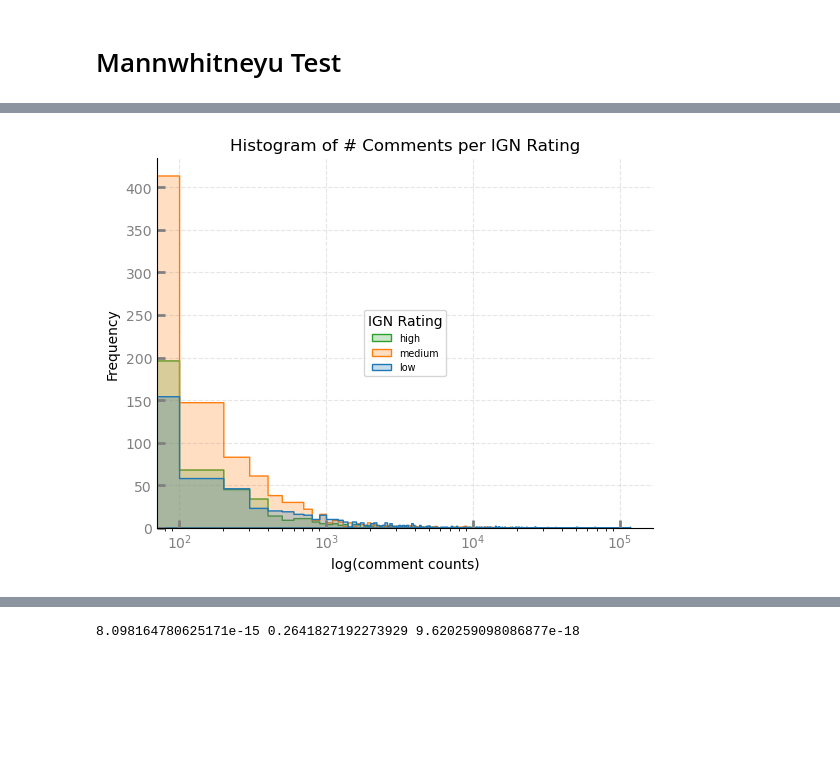
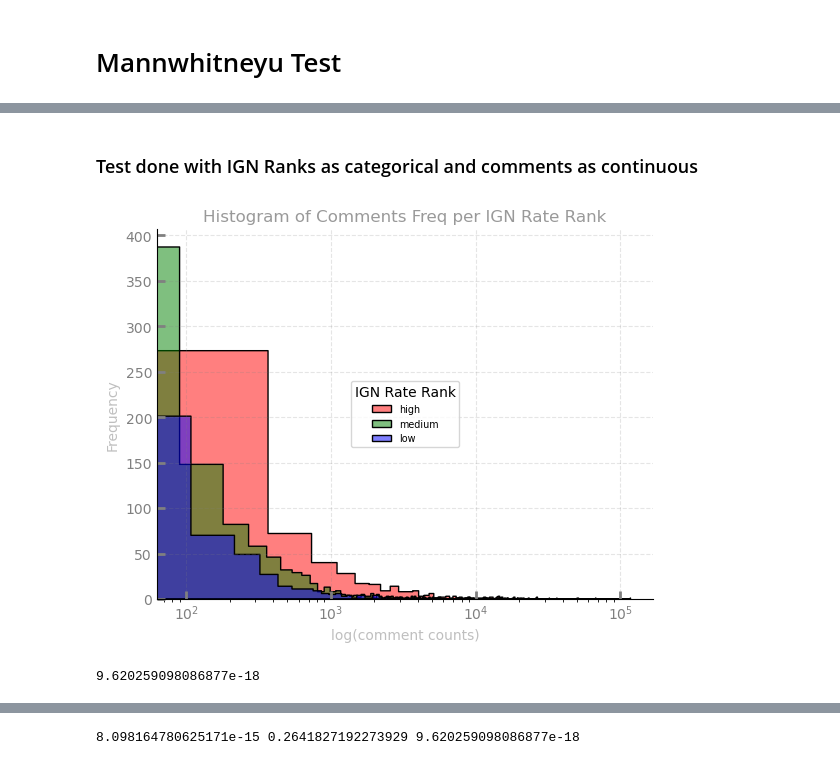
Before and after one commit to tibrado/game-reviews-and-iteractions, a Jupyter notebook: src/Chart_Maker.ipynb, the cells around one changed output, grey strips where cells are left out. Drawn from its saved outputs; the diff is of its cells as text; code cells hidden in the pictures; blank space fills up the shorter version.

Commit message:
New charts

```diff
--- a/src/Chart_Maker.ipynb
+++ b/src/Chart_Maker.ipynb
@@ -4,10 +4,11 @@ import pandas as pd
 import matplotlib.pyplot as plt
 import numpy as np
 import scipy.stats as stats
+import seaborn as sns
 
 %matplotlib inline
 
-plt.style.use('seaborn')
+plt.style.use('default')
 # %%
 df = pd.read_csv('../data/ign_reviews.csv')
 df.head()
@@ -198,27 +165,36 @@ SyntaxError: invalid syntax (<ipython-input-59-d46ffea68829>, line 8)
+# %% [markdown]
+### Test done with IGN Ranks as categorical and comments as continuous
 # %%
 # Data distribution
 fig, ax = plt.subplots()
 
 # Draw plot
-hist = sns.histplot(df, x = 'comment_count', hue = 'rate_rank', element = 'step', ax = ax)
-
+sns.histplot(df[df['rate_rank'] == 'high'], x = 'comment_count', color = 'red', element = 'step',
+             ax = ax, alpha = 0.5, edgecolor = 'black')
+sns.histplot(df[df['rate_rank'] == 'medium'], x = 'comment_count', color = 'green', element = 'step',
+             ax = ax, alpha = 0.5, edgecolor = 'black')
+sns.histplot(df[df['rate_rank'] == 'low'], x = 'comment_count', color = 'blue', element = 'step',
+             ax = ax, alpha = 0.5, edgecolor = 'black')
 # ax manipulation
 ax.set_xscale('log')
-ax.set(title = "Histogram of # Comments per IGN Rating", xlabel = "log(comment counts)",
-       ylabel = "Frequency")
+ax.set_title("Histogram of Comments Freq per IGN Rate Rank", color = 'grey', alpha = 0.8)
+ax.set_xlabel("log(comment counts)", color = 'grey', alpha = 0.5)
+ax.set_ylabel("Frequency", color = 'grey', alpha = 0.5)
 
-# Make bottom spine visible
-
-plt.legend(title = "IGN Rating", labels = ['high', 'medium', 'low'],
+# plt manipulation
+plt.legend(title = "IGN Rate Rank", labels = ['high', 'medium', 'low'],
            loc = 'center', fontsize = 'x-small')
 plt.gca().spines['top'].set_visible(False)
 plt.gca().spines['right'].set_visible(False)
 
 # Grid set up
 _ = plt.tick_params(direction='in', length=6, width=2, colors='grey',
                    grid_color='gray', grid_alpha=0.2)
 _ = plt.grid(linestyle = '--')
+
+# Save image
+plt.savefig('../img/ign_rank_ncomment.png')
 # %% [output]
-[figure, old version]
+[figure, new version]
 # %%
 # Get all p values using mannwhitneyu test
@@ -227,0 +204,4 @@ pmh = stats.mannwhitneyu(rated_high, rated_medium)[1]
+# %%
+pvalue_ignrated_hvsm
+# %% [output]
+9.620259098086877e-18
```
Also changed, not shown: parts of 8 cells of this notebook, 3 other files.
